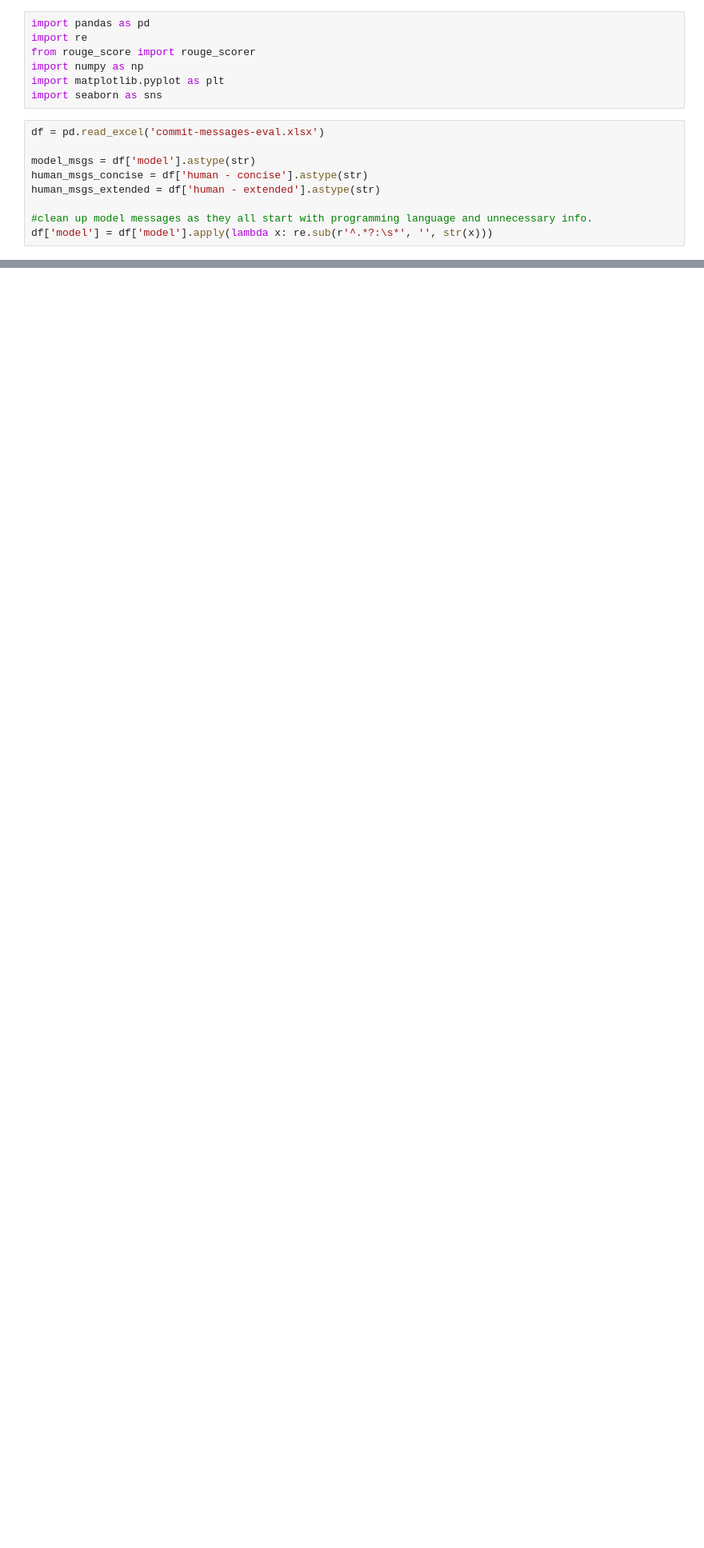
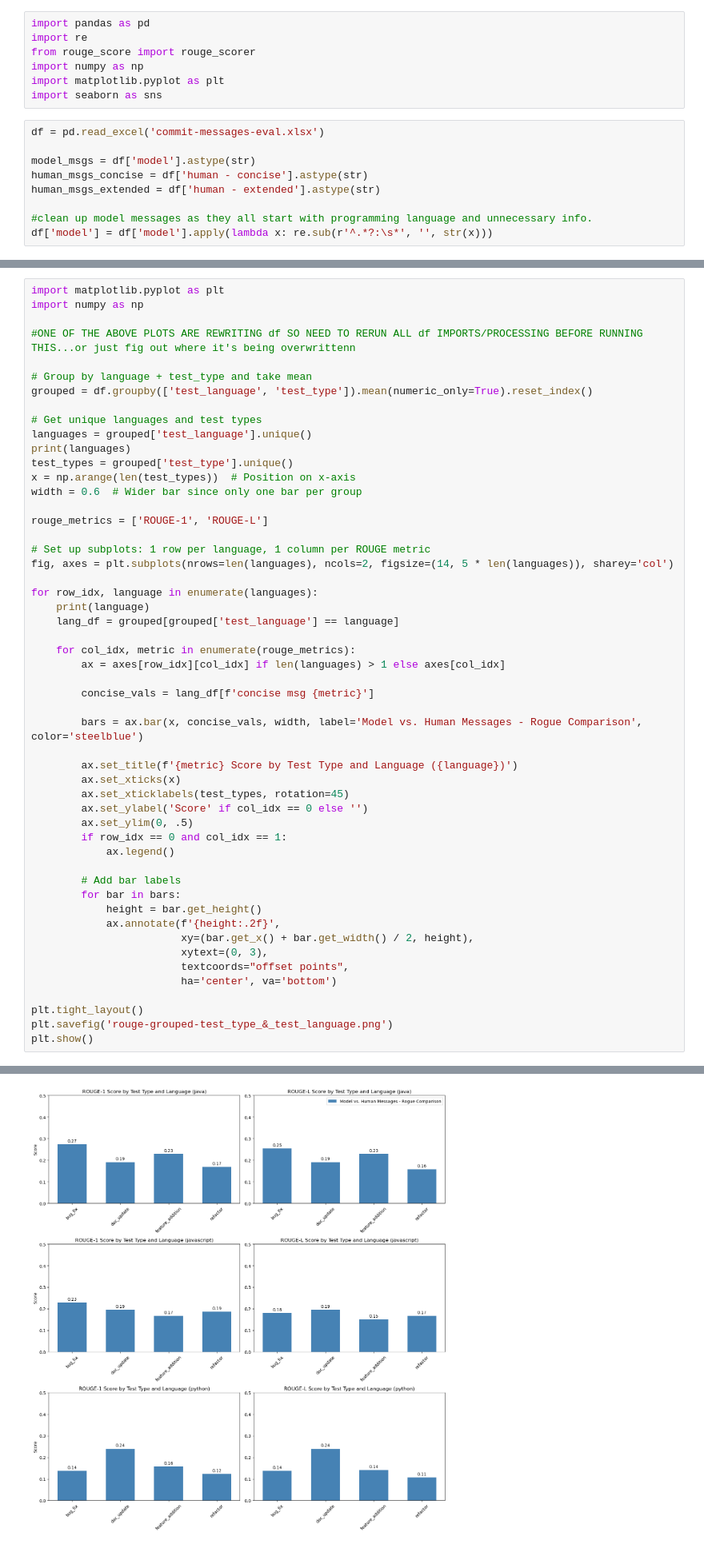
Before and after one commit to geoskimoto/commit-message-generator-api, a Jupyter notebook: Evaluation/Rouge.ipynb, the cells around one changed output, grey strips where cells are left out. Shown: that part at 80% size. Cells and saved outputs as stored; diff of their text form; blank space fills up the shorter version.

```diff
--- a/Evaluation/Rouge.ipynb
+++ b/Evaluation/Rouge.ipynb
@@ -323,0 +343,53 @@ plt.show()
+# %%
+import matplotlib.pyplot as plt
+import numpy as np
+
+#ONE OF THE ABOVE PLOTS ARE REWRITING df SO NEED TO RERUN ALL df IMPORTS/PROCESSING BEFORE RUNNING THIS...or just fig out where it's being overwrittenn
+
+# Group by language + test_type and take mean
+grouped = df.groupby(['test_language', 'test_type']).mean(numeric_only=True).reset_index()
+
+# Get unique languages and test types
+languages = grouped['test_language'].unique()
+print(languages)
+test_types = grouped['test_type'].unique()
+x = np.arange(len(test_types))  # Position on x-axis
+width = 0.6  # Wider bar since only one bar per group
+
+rouge_metrics = ['ROUGE-1', 'ROUGE-L']
+
+# Set up subplots: 1 row per language, 1 column per ROUGE metric
+fig, axes = plt.subplots(nrows=len(languages), ncols=2, figsize=(14, 5 * len(languages)), sharey='col')
+
+for row_idx, language in enumerate(languages):
+    print(language)
+    lang_df = grouped[grouped['test_language'] == language]
+
+    for col_idx, metric in enumerate(rouge_metrics):
+        ax = axes[row_idx][col_idx] if len(languages) > 1 else axes[col_idx]
+
+        concise_vals = lang_df[f'concise msg {metric}']
+
+        bars = ax.bar(x, concise_vals, width, label='Model vs. Human Messages - Rogue Comparison', color='steelblue')
+
+        ax.set_title(f'{metric} Score by Test Type and Language ({language})')
+        ax.set_xticks(x)
+        ax.set_xticklabels(test_types, rotation=45)
+        ax.set_ylabel('Score' if col_idx == 0 else '')
+        ax.set_ylim(0, .5)
+        if row_idx == 0 and col_idx == 1:
+            ax.legend()
+
+        # Add bar labels
+        for bar in bars:
+            height = bar.get_height()
+            ax.annotate(f'{height:.2f}',
+                        xy=(bar.get_x() + bar.get_width() / 2, height),
+                        xytext=(0, 3),
+                        textcoords="offset points",
+                        ha='center', va='bottom')
+
+plt.tight_layout()
+plt.savefig('rouge-grouped-test_type_&_test_language.png')
+plt.show()
+# %% [output]
@@ -323,0 +400 @@ plt.show()
+[figure, added]
```
Also changed, not shown: parts of 11 cells of this notebook, 13 other files.
